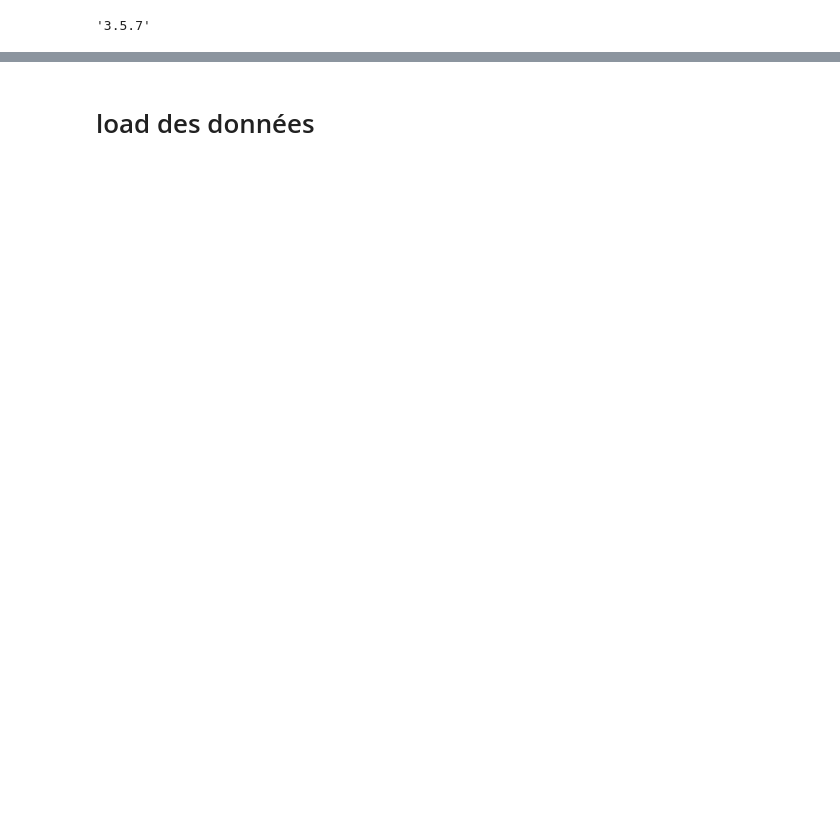
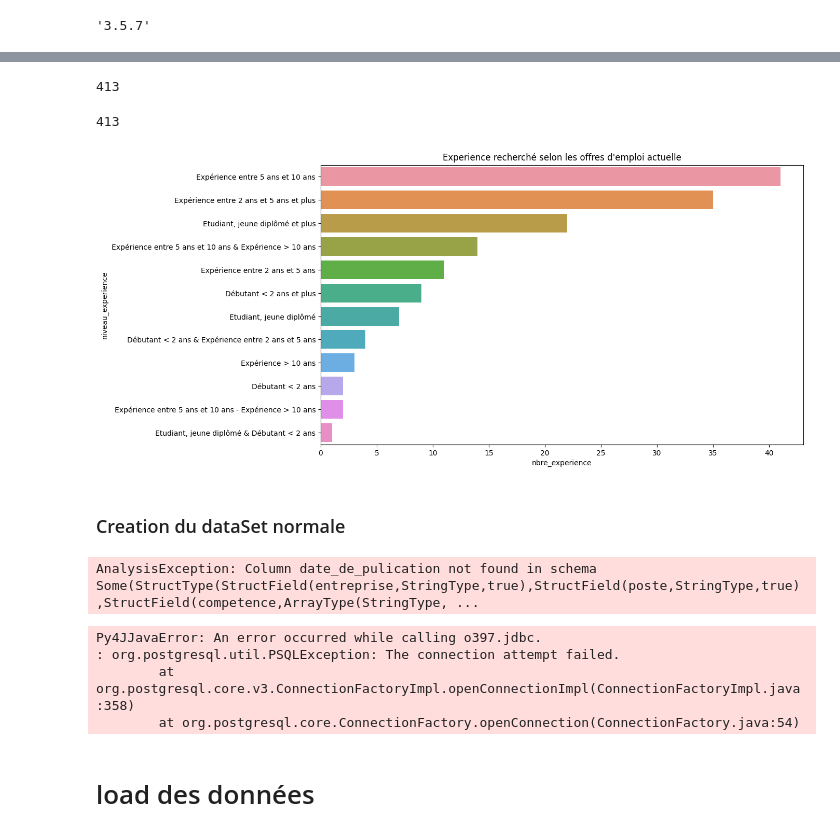
Before and after one commit to Ben10-data/Offres_emplois_senegal, a Jupyter notebook: Spark/notebooks/dataScience.ipynb, the cells around one changed output, grey strips where cells are left out. Saved outputs shown, nothing was run; the diff lists cells and outputs as text; code cells hidden in the pictures; blank space fills up the shorter version.

```diff
--- a/Spark/notebooks/dataScience.ipynb
+++ b/Spark/notebooks/dataScience.ipynb
@@ -17,0 +25,2 @@ spark.version
+# %%
+df = spark.read.option("mergeSchema", "true").parquet("hdfs://namenode:8020/ben/dataLake/")
@@ -17,0 +31,2 @@ spark.version
+# %%
+df = df.dropDuplicates()
@@ -17,0 +230,24 @@ spark.version
+# %%
+df_clean.count()
+# %% [output]
+413
+# %%
+df.count()
+# %% [output]
+413
+# %%
+df_etude1 = df.groupby("niveau_experience")\
+       .count()\
+       .orderBy(desc("count"))\
+       .limit(30)\
+       .withColumnRenamed("count", "nbre_experience")\
+       .toPandas()
+# %%
+plt.figure(figsize=(12,7))
+sns.barplot(data=df_etude1, y="niveau_experience", x="nbre_experience")
+plt.title("Experience recherché selon les offres d'emploi actuelle")
+plt.show()
+# %% [output]
+[figure, added]
+# %% [markdown]
+### Creation du dataSet normale
@@ -18,3 +266,27 @@ spark.version
+# %%
+df_propres.write\
+    .format("jdbc")\
+    .option("url", url)\
+    .option("dbtable","offres_emploi")\
+    .option("user", user)\
+    .option("password",password)\
+    .option("driver", driver)\
+    .mode("append")\
+    .save()
+# %% [output]
+AnalysisException: Column date_de_pulication not found in schema Some(StructType(StructField(entreprise,StringType,true),StructField(poste,StringType,true),StructField(competence,ArrayType(StringType, ...
+# %%
+url = "jdbc:postgresql://hostname:5432/postgres"  # connexion à la DB "postgres" par défaut
+properties = {"user": "admin", "password": "admin_pwd", "driver": "org.postgresql.Driver"}
+
+# Lire la liste des bases de données
+df_dbs = spark.read.jdbc(url=url, table="(SELECT datname FROM pg_database) AS dbs", properties=properties)
+df_dbs.show()
+# %% [output]
+Py4JJavaError: An error occurred while calling o397.jdbc.
+: org.postgresql.util.PSQLException: The connection attempt failed.
+        at org.postgresql.core.v3.ConnectionFactoryImpl.openConnectionImpl(ConnectionFactoryImpl.java:358)
+        at org.postgresql.core.ConnectionFactory.openConnection(ConnectionFactory.java:54)
 # %% [markdown]
 # load des données
 # %%
```
Also changed, not shown: parts of 45 cells of this notebook, 28 other files.
